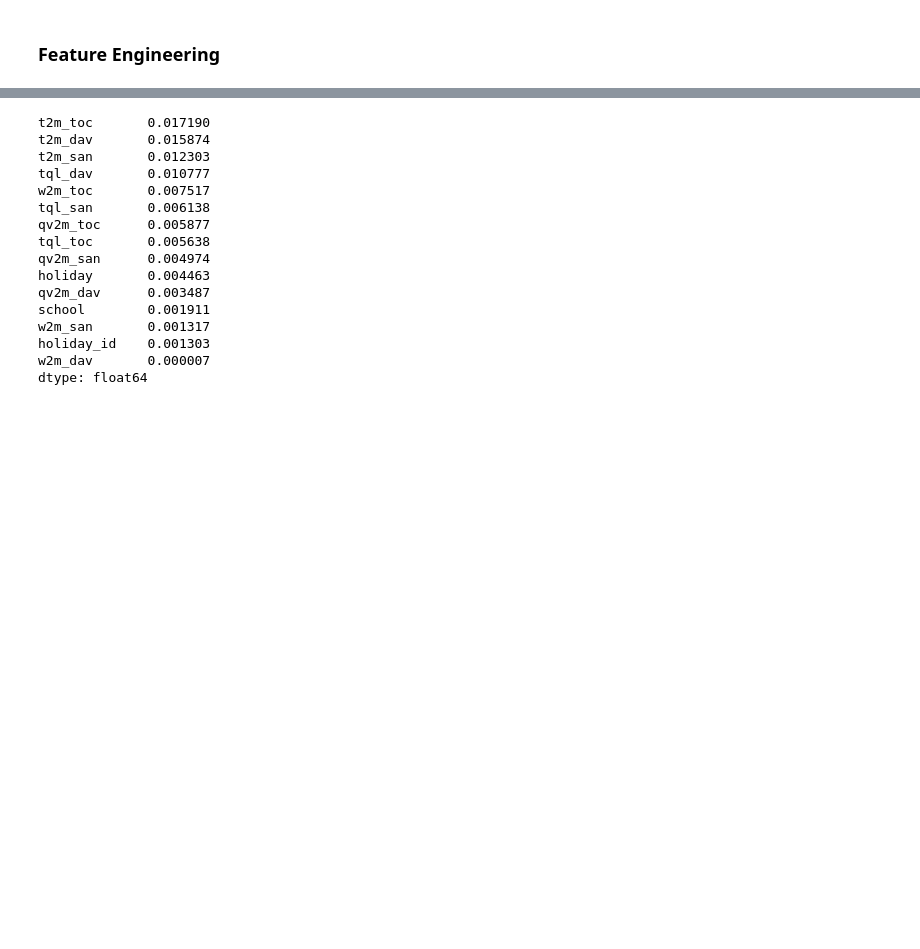
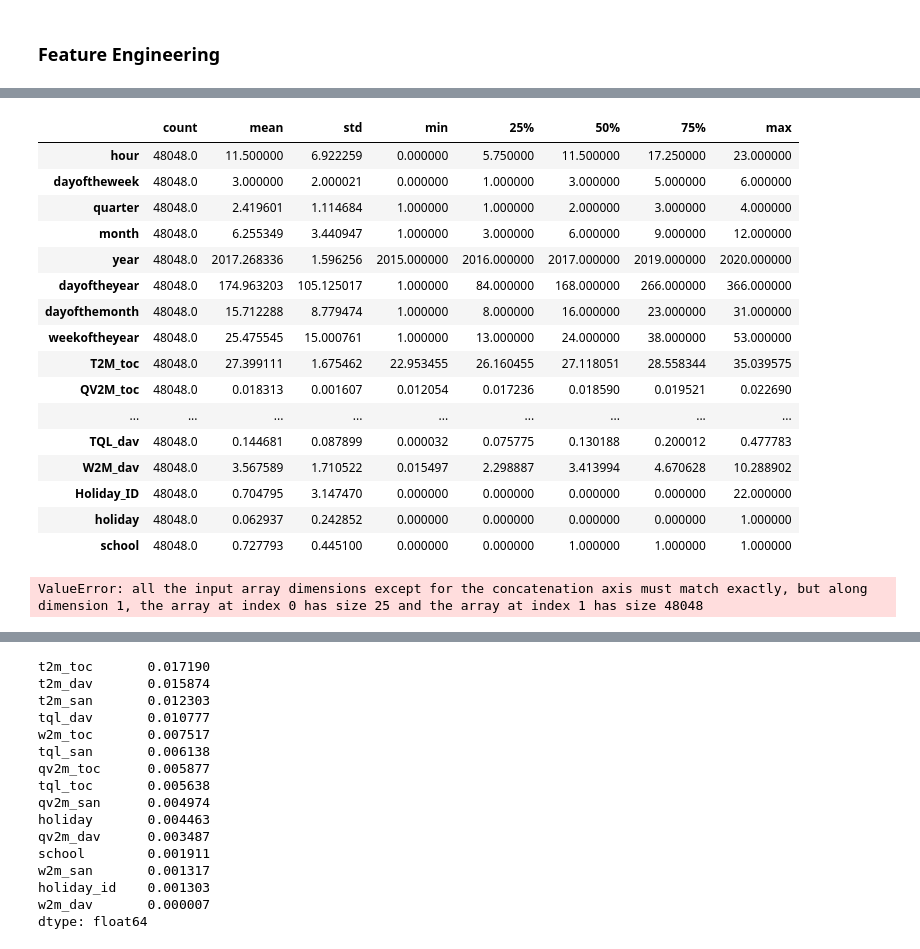
Before and after one commit to michaelbabajide/Energy_Load_Forecasting, a Jupyter notebook: development_notebook.ipynb, the cells around one changed output, grey strips where cells are left out. Drawn from its saved outputs; the diff is of its cells as text; code cells hidden in the pictures; blank space fills up the shorter version.

```diff
--- a/development_notebook.ipynb
+++ b/development_notebook.ipynb
@@ -564,3 +593,27 @@ memory usage: 8.8 MB
+# %%
+X.describe().T
+# %% [output]
+|  | count | mean | std | min | 25% | 50% | 75% | max |
+| hour | 48048.0 | 11.500000 | 6.922259 | 0.000000 | 5.750000 | 11.500000 | 17.250000 | 23.000000 |
+| dayoftheweek | 48048.0 | 3.000000 | 2.000021 | 0.000000 | 1.000000 | 3.000000 | 5.000000 | 6.000000 |
+| quarter | 48048.0 | 2.419601 | 1.114684 | 1.000000 | 1.000000 | 2.000000 | 3.000000 | 4.000000 |
+| month | 48048.0 | 6.255349 | 3.440947 | 1.000000 | 3.000000 | 6.000000 | 9.000000 | 12.000000 |
+| year | 48048.0 | 2017.268336 | 1.596256 | 2015.000000 | 2016.000000 | 2017.000000 | 2019.000000 | 2020.000000 |
+| dayoftheyear | 48048.0 | 174.963203 | 105.125017 | 1.000000 | 84.000000 | 168.000000 | 266.000000 | 366.000000 |
+| dayofthemonth | 48048.0 | 15.712288 | 8.779474 | 1.000000 | 8.000000 | 16.000000 | 23.000000 | 31.000000 |
+| weekoftheyear | 48048.0 | 25.475545 | 15.000761 | 1.000000 | 13.000000 | 24.000000 | 38.000000 | 53.000000 |
+| T2M_toc | 48048.0 | 27.399111 | 1.675462 | 22.953455 | 26.160455 | 27.118051 | 28.558344 | 35.039575 |
+| QV2M_toc | 48048.0 | 0.018313 | 0.001607 | 0.012054 | 0.017236 | 0.018590 | 0.019521 | 0.022690 |
+| ... | ... | ... | ... | ... | ... | ... | ... | ... |
+| TQL_dav | 48048.0 | 0.144681 | 0.087899 | 0.000032 | 0.075775 | 0.130188 | 0.200012 | 0.477783 |
+| W2M_dav | 48048.0 | 3.567589 | 1.710522 | 0.015497 | 2.298887 | 3.413994 | 4.670628 | 10.288902 |
+| Holiday_ID | 48048.0 | 0.704795 | 3.147470 | 0.000000 | 0.000000 | 0.000000 | 0.000000 | 22.000000 |
+| holiday | 48048.0 | 0.062937 | 0.242852 | 0.000000 | 0.000000 | 0.000000 | 0.000000 | 1.000000 |
+| school | 48048.0 | 0.727793 | 0.445100 | 0.000000 | 0.000000 | 1.000000 | 1.000000 | 1.000000 |
+# %%
+np.corrcoef(X,y)
+# %% [output]
+ValueError: all the input array dimensions except for the concatenation axis must match exactly, but along dimension 1, the array at index 0 has size 25 and the array at index 1 has size 48048
 # %%
 train.corrwith(y_train).sort_values(ascending=False)
 # %% [output]
```
Also changed, not shown: parts of 10 cells of this notebook.
